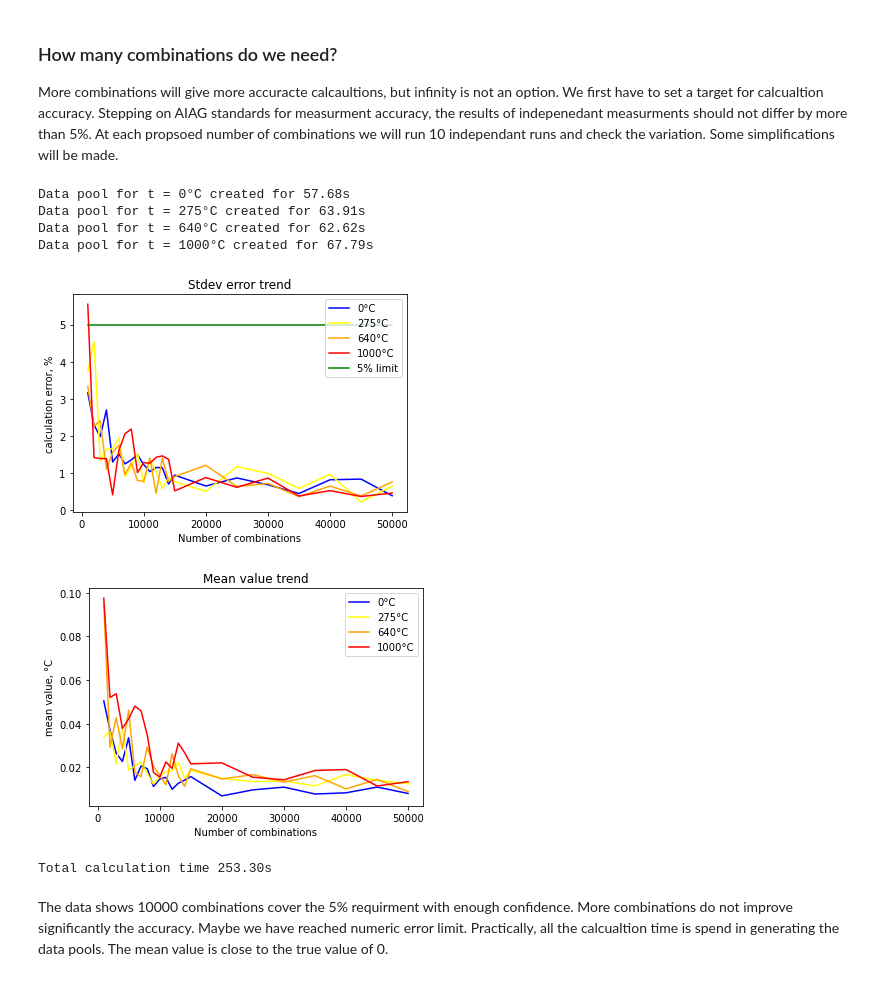
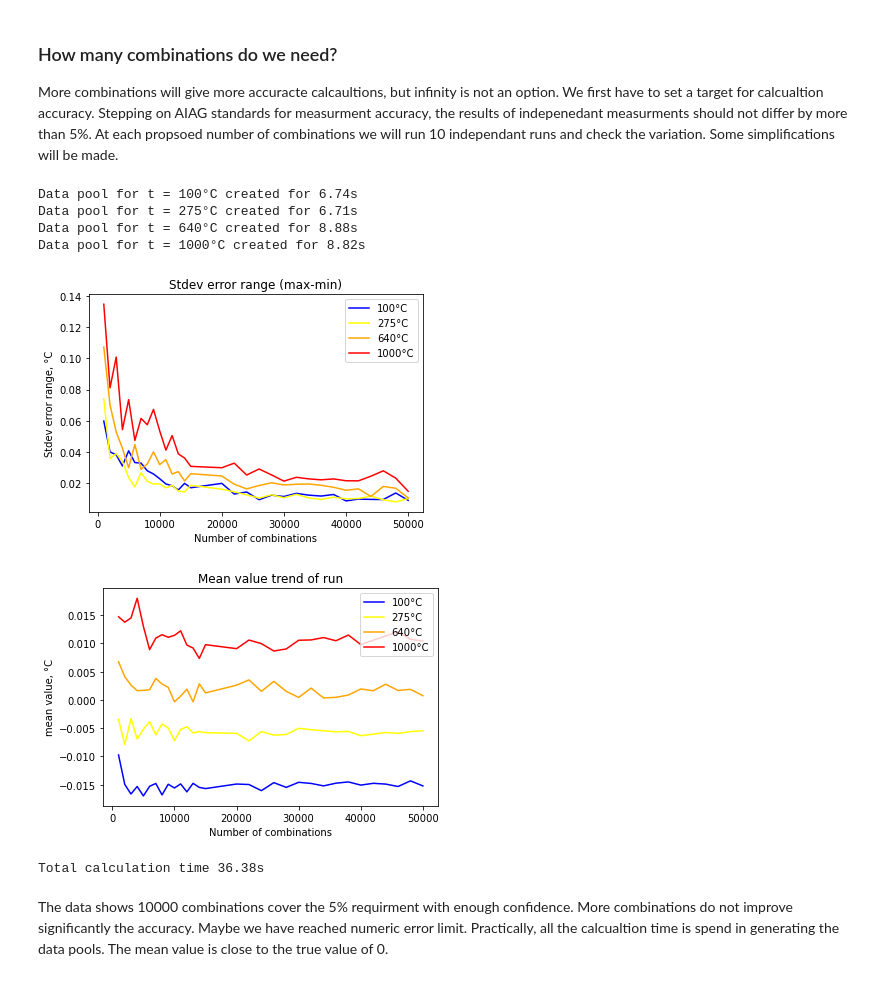
Before and after one commit to Chehlarov/Math-for-devs, a Jupyter notebook: 99 - TC project/N-type thermocouple accuracy calculation using Monte Carlo.ipynb, the cells around one changed output. Drawn from its saved outputs; the diff is of its cells as text; code cells hidden in the pictures.

```diff
--- a/99 - TC project/N-type thermocouple accuracy calculation using Monte Carlo.ipynb
+++ b/99 - TC project/N-type thermocouple accuracy calculation using Monte Carlo.ipynb
@@ -180,6 +209,7 @@ It will be assumed the temperature of the weld between the leads and wires is at
 The temperature of the cold junction will be assumed 25°C. This value is below 275°C and the added error will be ±1.1°C.
 # %%
 def error_monte_carlo(t, t_weld = None, t_cold_junction = None, number_of_combos = None, model='E230'):
+    start_time = time.time()
     if t_weld is None:
         t_weld = np.minimum(0.3*t, 260)
     if t_cold_junction is None:
@@ -192,18 +222,23 @@ def error_monte_carlo(t, t_weld = None, t_cold_junction = None, number_of_combos
     elif model=='linear':
         emf_from_temperature = emf_typeN_linear
         temperature_from_emf = temperature_typeN_linear
+    rng_1 = np.random.Generator(np.random.SFC64(seed=9729))
+    rng_2 = np.random.Generator(np.random.SFC64(seed=4593))
+    rng_3 = np.random.Generator(np.random.SFC64(seed=7925))
+    rng_4 = np.random.Generator(np.random.SFC64(seed=1687))
 
     errors = np.zeros(number_of_combos, dtype=float)
     for i in range(number_of_combos):
-        v_leads = emf_from_temperature(np.random.default_rng().normal(loc=t, scale=leads_accuracy(t) / 3)) - \
-                  emf_from_temperature(np.random.default_rng().normal(loc=t_weld, scale=leads_accuracy(t_weld) / 3))
-        v_wires = emf_from_temperature(np.random.default_rng().normal(loc=t_weld, scale=wires_accuracy(t_weld) / 3)) - \
-                  emf_from_temperature(np.random.default_rng().normal(loc=t_cold_junction, scale=wires_accuracy(t_cold_junction) / 3))
+        v_leads = emf_from_temperature(rng_1.normal(loc=t, scale=leads_accuracy(t) / 3)) - \
+                  emf_from_temperature(rng_2.normal(loc=t_weld, scale=leads_accuracy(t_weld) / 3))
+        v_wires = emf_from_temperature(rng_3.normal(loc=t_weld, scale=wires_accuracy(t_weld) / 3)) - \
+                  emf_from_temperature(rng_4.normal(loc=t_cold_junction, scale=wires_accuracy(t_cold_junction) / 3))
         v_cold_junction = v_leads + v_wires
         # we are assuming the electronics adds no error; below is the calcualtion done by the electronics
         v_cold_junction_ref = emf_typeN(t_cold_junction)
         t_calculated = temperature_from_emf(v_cold_junction + v_cold_junction_ref)
         errors[i] = t_calculated - t
+    print(f"It took {time.time()-start_time}s to calculate")
     return errors
 
 def range_of_error_monte_carlo(t, t_weld = None, t_cold_junction = None, number_of_combos = None, model='E230'):
@@ -232,63 +340,61 @@ More combinations will give more accuracte calcaultions, but infinity is not an
 # %%
 def measurment_accuracy_mc():
     t_start = time.time()
-    temperatures = [0, 275, 640, 1000] # temperatures for which the stability of the implementation will be checked
+    temperatures = [100, 275, 640, 1000] # temperatures for which the stability of the implementation will be checked
     cmap = ["blue", "yellow", "orange", "red"]
     plot_mean = dict()
     plot_std = dict()
     x = list(range(1000, 15001, 1000))
-    x.extend(list(range(20000, 50001, 5000))) #number of combinations to analyze
+    x.extend(list(range(20000, 50001, 2000))) #number of combinations to analyze
     for t in temperatures:
         plot_mean[t] = []
         plot_std[t] = []
         t_start_data_pool = time.time()
-        data_pool = error_monte_carlo(t, number_of_combos = 2*np.max(x)) # it is imperative the data pool to be larger than the number of values we pick
+        data_pool = fast_error_monte_carlo(t, number_of_combos = 2*np.max(x)) # it is imperative the data pool to be larger than the number of values we pick
         t_end_data_pool = time.time()
         print(f"Data pool for t = {t}°C created for {t_end_data_pool-t_start_data_pool:.2f}s")
         for n_combos in x:
             run_means_results = []
             run_std_results = []
-            for run in range(0, 10):
+            for run in range(0, 50):
                 data_sub_set = np.random.choice(data_pool, size=n_combos)
                 mean = np.mean(data_sub_set)
                 stdev = np.std(data_sub_set)
-                run_means_results.append(np.abs(mean))
+                run_means_results.append(mean)
                 run_std_results.append(stdev)
-            mean_of_std = np.mean(run_std_results)
-            std_error = np.maximum(100 * (np.max(run_std_results) - mean_of_std) / mean_of_std,
-                                   100 * (mean_of_std - np.max(run_std_results)) / mean_of_std
-                                   )
-            plot_mean[t].append(np.max(run_means_results))
-            plot_std[t].append(std_error)
+#             mean_of_std = np.mean(run_std_results)
+            std_error_range = np.max(run_std_results) - np.min(run_std_results)
+            plot_mean[t].append(np.mean(run_means_results))
+            plot_std[t].append(std_error_range)
 
     for i, t in enumerate(temperatures):
         plt.plot(x, plot_std[t], color = cmap[i], label=f"{t}°C")
-    plt.plot([np.min(x), np.max(x)], [5, 5], color = "green", label="5% limit")
-    plt.title("Stdev error trend")
+#     plt.plot([np.min(x), np.max(x)], [5, 5], color = "green", label="5% limit")
+    plt.title("Stdev error range (max-min)")
     plt.xlabel("Number of combinations")
-    plt.ylabel("calculation error, %")
+    plt.ylabel("Stdev error range, °C")
     plt.legend(loc="upper right")
     plt.show()
 
     for i, t in enumerate(temperatures):
         plt.plot(x, plot_mean[t], color = cmap[i], label=f"{t}°C")
-    plt.title("Mean value trend")
+    plt.title("Mean value trend of run")
     plt.xlabel("Number of combinations")
     plt.ylabel("mean value, °C")
     plt.legend()
     plt.show()
     t_end = time.time()
     print(f"Total calculation time {t_end-t_start:.2f}s")
 
 measurment_accuracy_mc()
 # %% [output]
-Data pool for t = 0°C created for 57.68s
-Data pool for t = 275°C created for 63.91s
-Data pool for t = 640°C created for 62.62s
-Data pool for t = 1000°C created for 67.79s
+Data pool for t = 100°C created for 6.74s
+Data pool for t = 275°C created for 6.71s
+Data pool for t = 640°C created for 8.88s
+Data pool for t = 1000°C created for 8.82s
-[figure, old version]
+[figure, new version]
-[figure, old version]
+[figure, new version]
-Total calculation time 253.30s
+Total calculation time 36.38s
 # %% [markdown]
 The data shows 10000 combinations cover the 5% requirment with enough confidence.
 More combinations do not improve significantly the accuracy. Maybe we have reached numeric error limit.
```
Also changed, not shown: parts of 6 cells of this notebook.
